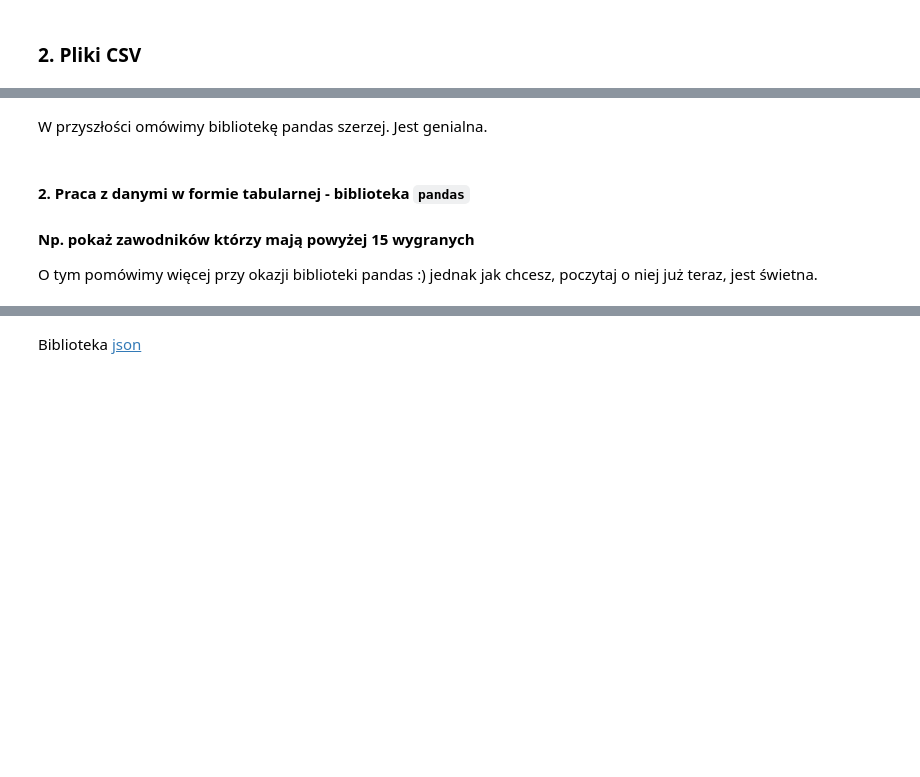
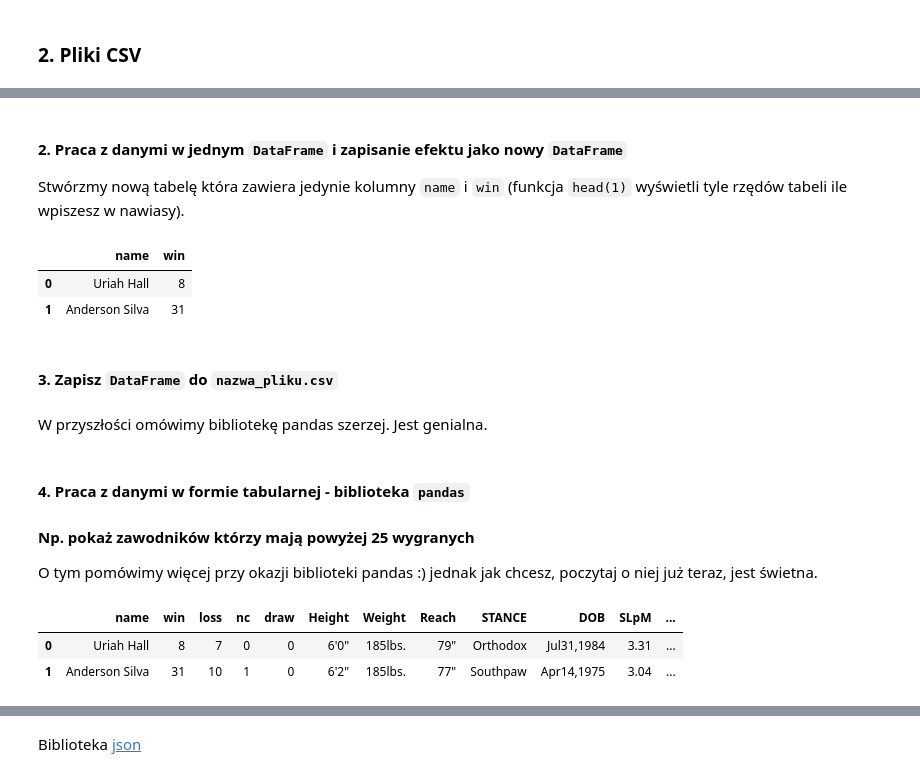
Before and after one commit to ZPXD/zajecia_programowania_xd, a Jupyter notebook: klocki/013_pliki.ipynb, the cells around one changed output, grey strips where cells are left out. Saved outputs shown, nothing was run; the diff lists cells and outputs as text; code cells hidden in the pictures; blank space fills up the shorter version.

```diff
--- a/klocki/013_pliki.ipynb
+++ b/klocki/013_pliki.ipynb
@@ -147,0 +172,14 @@ df.head(pokaz_n_rzedow)
+# %% [markdown]
+#### 2. Praca z danymi w jednym `DataFrame` i zapisanie efektu jako nowy `DataFrame`
+
+Stwórzmy nową tabelę która zawiera jedynie kolumny `name` i `win` (funkcja `head(1)` wyświetli tyle rzędów tabeli ile wpiszesz w nawiasy).
+# %%
+df2 = df.loc[:, ['name', 'win']]
+
+df2.head(2)
+# %% [output]
+|  | name | win |
+| 0 | Uriah Hall | 8 |
+| 1 | Anderson Silva | 31 |
+# %% [markdown]
+#### 3. Zapisz `DataFrame` do `nazwa_pliku.csv`
@@ -148,8 +188,21 @@ df.head(pokaz_n_rzedow)
 # %% [markdown]
 W przyszłości omówimy bibliotekę pandas szerzej. Jest genialna.
 # %% [markdown]
-#### 2. Praca z danymi w formie tabularnej - biblioteka `pandas`
+#### 4. Praca z danymi w formie tabularnej - biblioteka `pandas`
 
-#### Np. pokaż zawodników którzy mają powyżej 15 wygranych
+#### Np. pokaż zawodników którzy mają powyżej 25 wygranych
 
 O tym pomówimy więcej przy okazji biblioteki pandas :) jednak jak chcesz, poczytaj o niej już teraz, jest świetna.
+# %%
+import pandas as pd
+
+csv_file = 'plik.csv'
+
+df = pd.read_csv(csv_file)
+
+pokaz_n_rzedow = 2
+df.head(pokaz_n_rzedow)
+# %% [output]
+|  | name | win | loss | nc | draw | Height | Weight | Reach | STANCE | DOB | SLpM | ... |
+| 0 | Uriah Hall | 8 | 7 | 0 | 0 | 6'0" | 185lbs. | 79" | Orthodox | Jul31,1984 | 3.31 | ... |
+| 1 | Anderson Silva | 31 | 10 | 1 | 0 | 6'2" | 185lbs. | 77" | Southpaw | Apr14,1975 | 3.04 | ... |
```
Also changed, not shown: parts of 86 cells of this notebook, 9 other files.
